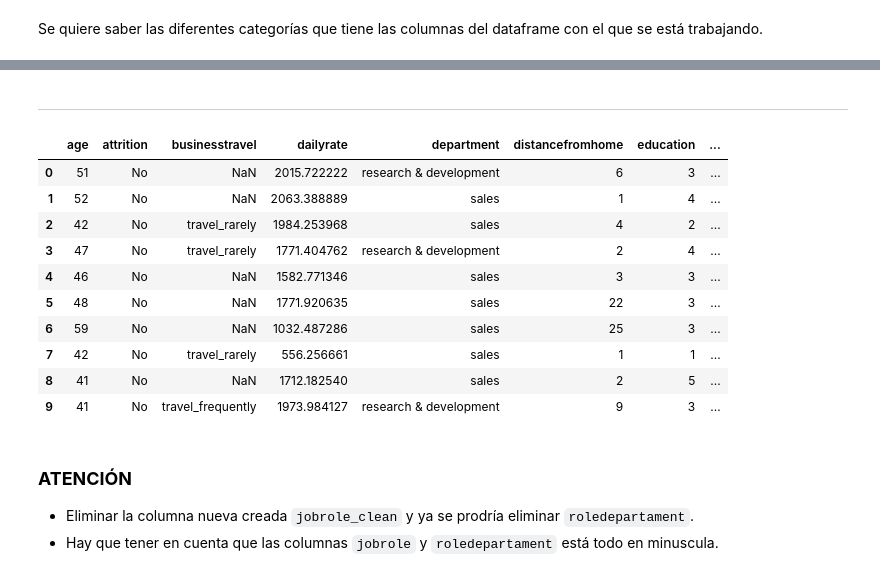
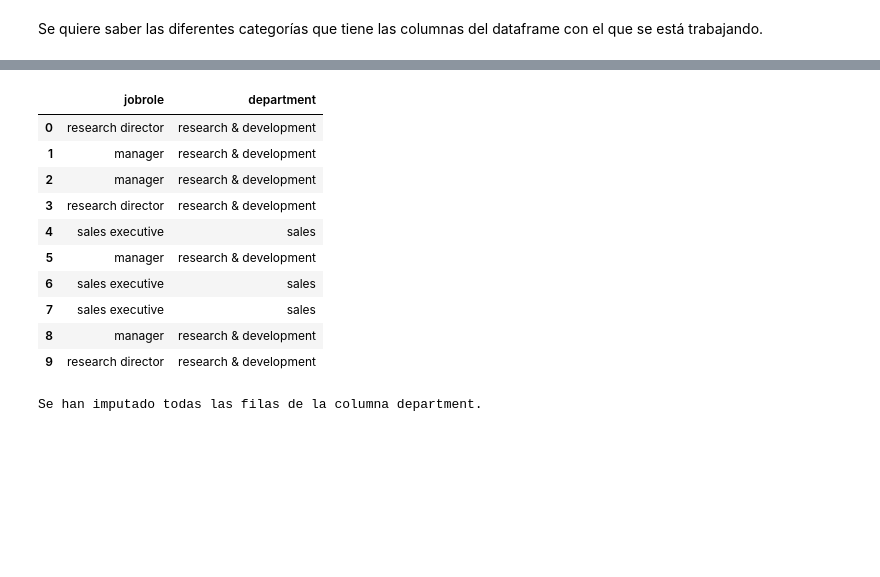
Before and after one commit to AnaROGA/project-da-promo-54-modulo-3-team-1, a Jupyter notebook: notebooks/Fase_1y2_EDA_y_Transformacion_Datos/EDA.ipynb, the cells around one changed output, grey strips where cells are left out. Cells and saved outputs as stored; diff of their text form; code cells hidden in the pictures; blank space fills up the shorter version.

```diff
--- a/notebooks/Fase_1y2_EDA_y_Transformacion_Datos/EDA.ipynb
+++ b/notebooks/Fase_1y2_EDA_y_Transformacion_Datos/EDA.ipynb
@@ -398,2 +304,0 @@ FIN COPIA
-# %% [markdown]
--------------------------------------------------------------------------------
@@ -414,19 +305,15 @@ df["department"] = (
-# %%
-df.head(10)
-# %% [output]
-|  | age | attrition | businesstravel | dailyrate | department | distancefromhome | education | ... |
-| 0 | 51 | No | NaN | 2015.722222 | research & development | 6 | 3 | ... |
-| 1 | 52 | No | NaN | 2063.388889 | sales | 1 | 4 | ... |
-| 2 | 42 | No | travel_rarely | 1984.253968 | sales | 4 | 2 | ... |
-| 3 | 47 | No | travel_rarely | 1771.404762 | research & development | 2 | 4 | ... |
-| 4 | 46 | No | NaN | 1582.771346 | sales | 3 | 3 | ... |
-| 5 | 48 | No | NaN | 1771.920635 | sales | 22 | 3 | ... |
-| 6 | 59 | No | NaN | 1032.487286 | sales | 25 | 3 | ... |
-| 7 | 42 | No | travel_rarely | 556.256661 | sales | 1 | 1 | ... |
-| 8 | 41 | No | NaN | 1712.182540 | sales | 2 | 5 | ... |
-| 9 | 41 | No | travel_frequently | 1973.984127 | research & development | 9 | 3 | ... |
-# %% [markdown]
-### **ATENCIÓN**
-
-- Eliminar la columna nueva creada `jobrole_clean` y ya se prodría eliminar `roledepartament`.
-- Hay que tener en cuenta que las columnas `jobrole` y `roledepartament` está todo en minuscula.
+# %%
+EDA.imputacion_categorica(df, 'department', 'jobrole', roles_dict)
+# %% [output]
+|  | jobrole | department |
+| 0 | research director | research & development |
+| 1 | manager | research & development |
+| 2 | manager | research & development |
+| 3 | research director | research & development |
+| 4 | sales executive | sales |
+| 5 | manager | research & development |
+| 6 | sales executive | sales |
+| 7 | sales executive | sales |
+| 8 | manager | research & development |
+| 9 | research director | research & development |
+Se han imputado todas las filas de la columna department.
```
Also changed, not shown: parts of 26 cells of this notebook, 1 other file.
